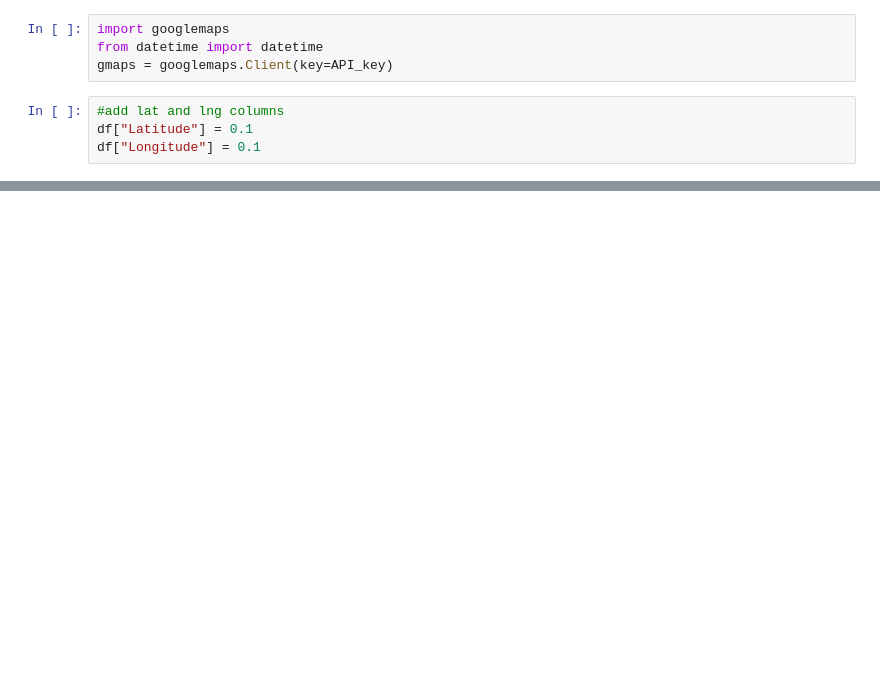
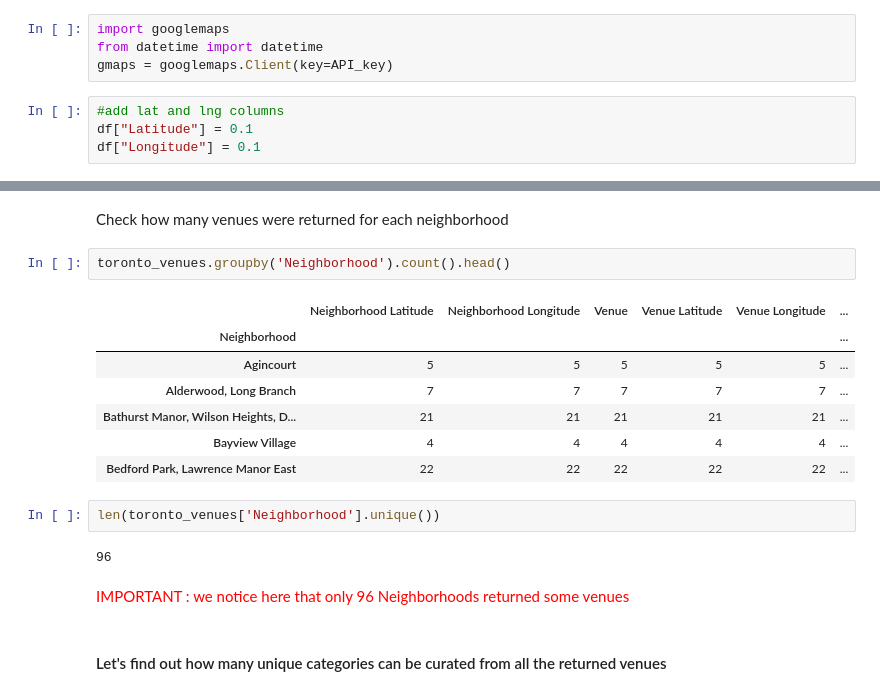
Before and after one commit to juliengirault52/Coursera_Capstone, a Jupyter notebook: toronto.ipynb, the cells around one changed output, grey strips where cells are left out. Drawn from its saved outputs; the diff is of its cells as text; blank space fills up the shorter version.

```diff
--- a/toronto.ipynb
+++ b/toronto.ipynb
@@ -168,0 +268,20 @@ SyntaxError: invalid syntax (<ipython-input-95-17fda385abff>, line 1)
+# %% [markdown]
+Check how many venues were returned for each neighborhood
+# %%
+toronto_venues.groupby('Neighborhood').count().head()
+# %% [output]
+|  | Neighborhood Latitude | Neighborhood Longitude | Venue | Venue Latitude | Venue Longitude | ... |
+| Neighborhood |  |  |  |  |  | ... |
+| Agincourt | 5 | 5 | 5 | 5 | 5 | ... |
+| Alderwood, Long Branch | 7 | 7 | 7 | 7 | 7 | ... |
+| Bathurst Manor, Wilson Heights, D... | 21 | 21 | 21 | 21 | 21 | ... |
+| Bayview Village | 4 | 4 | 4 | 4 | 4 | ... |
+| Bedford Park, Lawrence Manor East | 22 | 22 | 22 | 22 | 22 | ... |
+# %%
+len(toronto_venues['Neighborhood'].unique())
+# %% [output]
+96
+# %% [markdown]
+<p style="color:red;">IMPORTANT : we notice here that only 96 Neighborhoods returned some venues</p>
+# %% [markdown]
+#### Let's find out how many unique categories can be curated from all the returned venues
```
Also changed, not shown: parts of 58 cells of this notebook.
